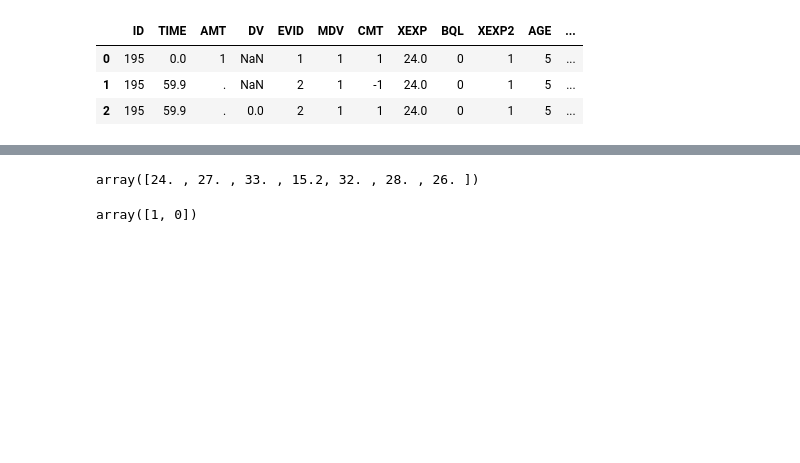
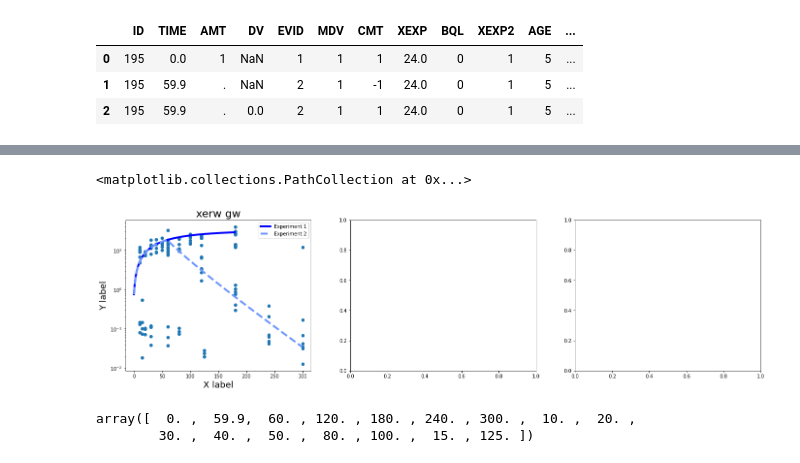
Before and after one commit to OhGreat/pharmacokinetics_with_petri_nets, a Jupyter notebook: data_exploration.ipynb, the cells around one changed output, grey strips where cells are left out. Saved outputs shown, nothing was run; the diff lists cells and outputs as text; code cells hidden in the pictures; blank space fills up the shorter version.

```diff
--- a/data_exploration.ipynb
+++ b/data_exploration.ipynb
@@ -56,8 +59,37 @@ plt.show()
+# %%
+# Experiment 1
+p1 = np.load('results/exp1/p_val.npy')
+s1 = np.load('results/exp1/s_val.npy')
+g1 = np.load('results/exp1/g_val.npy')
+pe1 = np.load('results/exp1/pe_val.npy')
+se1 = np.load('results/exp1/se_val.npy')
+ge1 = np.load('results/exp1/ge_val.npy')
+# Expreriment 2
+p2 = np.load('results/exp2/p_val.npy')
+s2 = np.load('results/exp2/s_val.npy')
+g2 = np.load('results/exp2/g_val.npy')
+pe2 = np.load('results/exp2/pe_val.npy')
+se2 = np.load('results/exp2/se_val.npy')
+ge2 = np.load('results/exp2/ge_val.npy')
+# %%
+fig, axis = plt.subplots(1,3, figsize=(20,6))
+fig.tight_layout(pad=5.0)
+# fig.suptitle(title, fontsize=24, fontweight='bold')
+# Paracetamol
+axis[0].set_title("xerw gw", size=22)
+axis[0].plot(p1, color='#0000ff', linewidth=4, linestyle='solid', label='Experiment 1')
+axis[0].plot(p2, '--', color='#6e96ff', linewidth=4, label='Experiment 2')
+axis[0].set_xlabel("X label",  fontsize=18)
+axis[0].set_ylabel("Y label",  fontsize=18)
+axis[0].set_yscale("log", base=10)
+axis[0].set_xscale("linear")
+axis[0].legend(prop={'size': 10})
+axis[0].scatter(x=temp_df['TIME'],y=temp_df['DV'])
+# %% [output]
+<matplotlib.collections.PathCollection at 0x...>
+[figure, added]
 # %%
-df['XEXP'].unique()
+df['TIME'].unique()
 # %% [output]
-array([24. , 27. , 33. , 15.2, 32. , 28. , 26. ])
+array([  0. ,  59.9,  60. , 120. , 180. , 240. , 300. ,  10. ,  20. ,
+        30. ,  40. ,  50. ,  80. , 100. ,  15. , 125. ])
-# %%
-df['XEXP2'].unique()
-# %% [output]
-array([1, 0])
```
Also changed, not shown: parts of 1 cell of this notebook, 1 other file.
